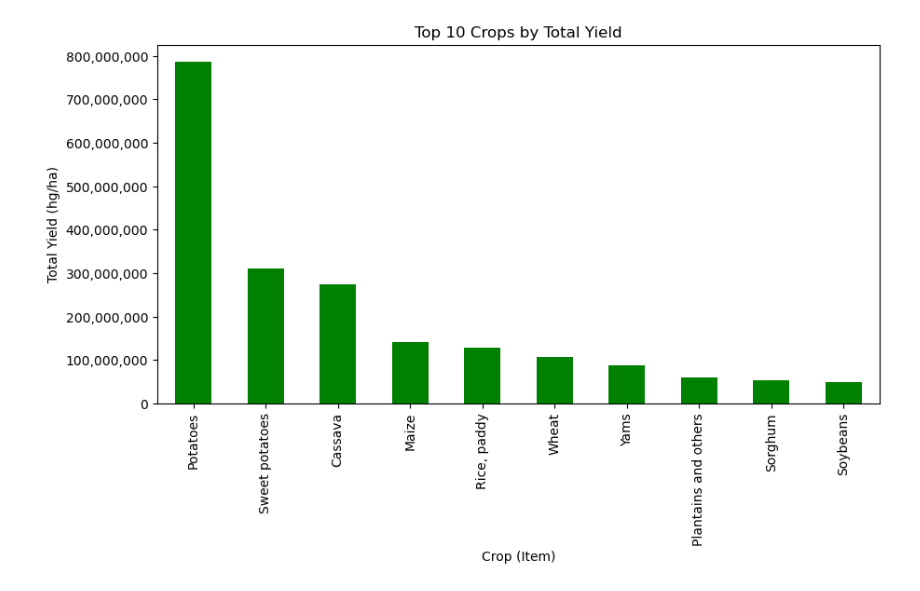
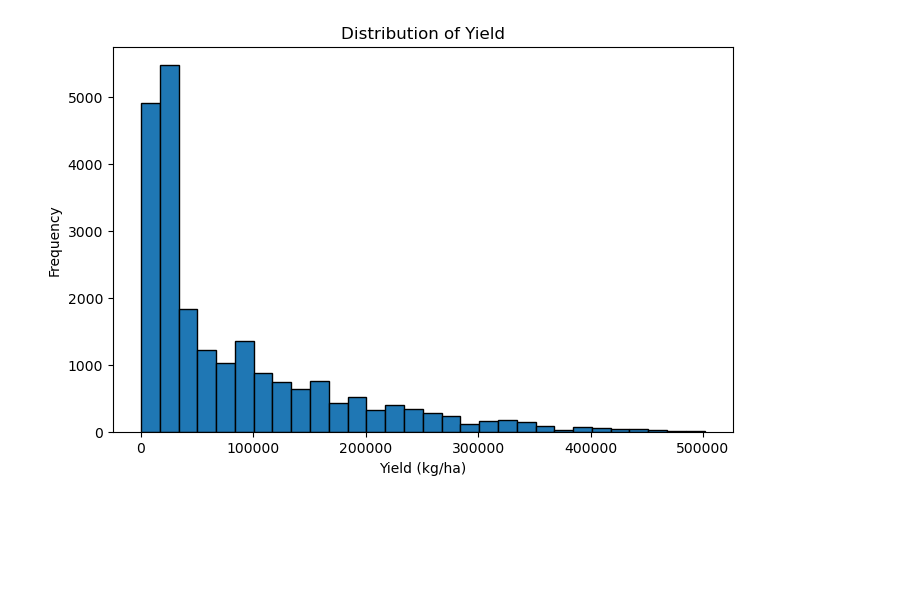
Before and after one commit to Malaravan13/crop, a Jupyter notebook: visualize.ipynb, the cells around one changed output. Cells and saved outputs as stored; diff of their text form; code cells hidden in the pictures; blank space fills up the shorter version.

```diff
--- a/visualize.ipynb
+++ b/visualize.ipynb
@@ -53,16 +71,9 @@ plt.show()
-# %%
-import matplotlib.ticker as ticker
-
-fig, ax = plt.subplots(figsize=(10,5))
-item_yield.plot(kind="bar", color="green", ax=ax)
-
-ax.set_title("Top 10 Crops by Total Yield")
-ax.set_xlabel("Crop (Item)")
-ax.set_ylabel("Total Yield (hg/ha)")
-
-# Force normal formatting instead of 1e8
-ax.yaxis.set_major_formatter(ticker.StrMethodFormatter('{x:,.0f}'))
-
-plt.show()
-# %% [output]
-[figure, removed]
+# %%
+plt.figure(figsize=(8,5))
+plt.hist(df["hg/ha_yield"], bins=30, edgecolor='black')
+plt.title("Distribution of Yield")
+plt.xlabel("Yield (kg/ha)")
+plt.ylabel("Frequency")
+plt.show()
+# %% [output]
+[figure, added]
```
Also changed, not shown: parts of 7 cells of this notebook, 3 other files.
